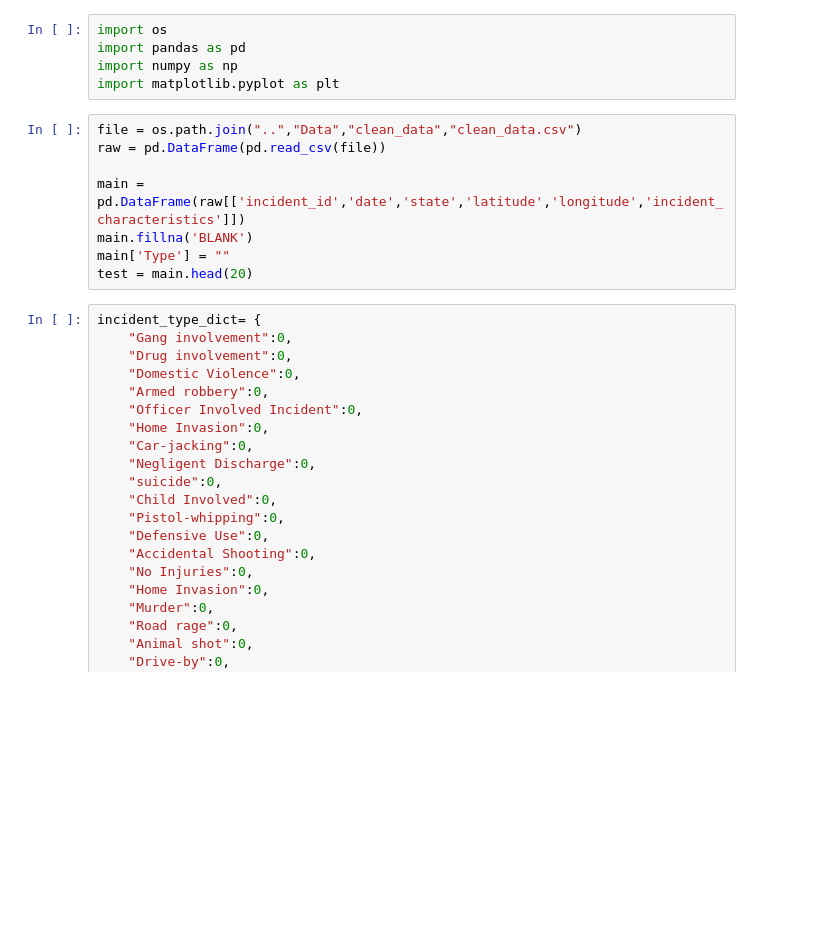
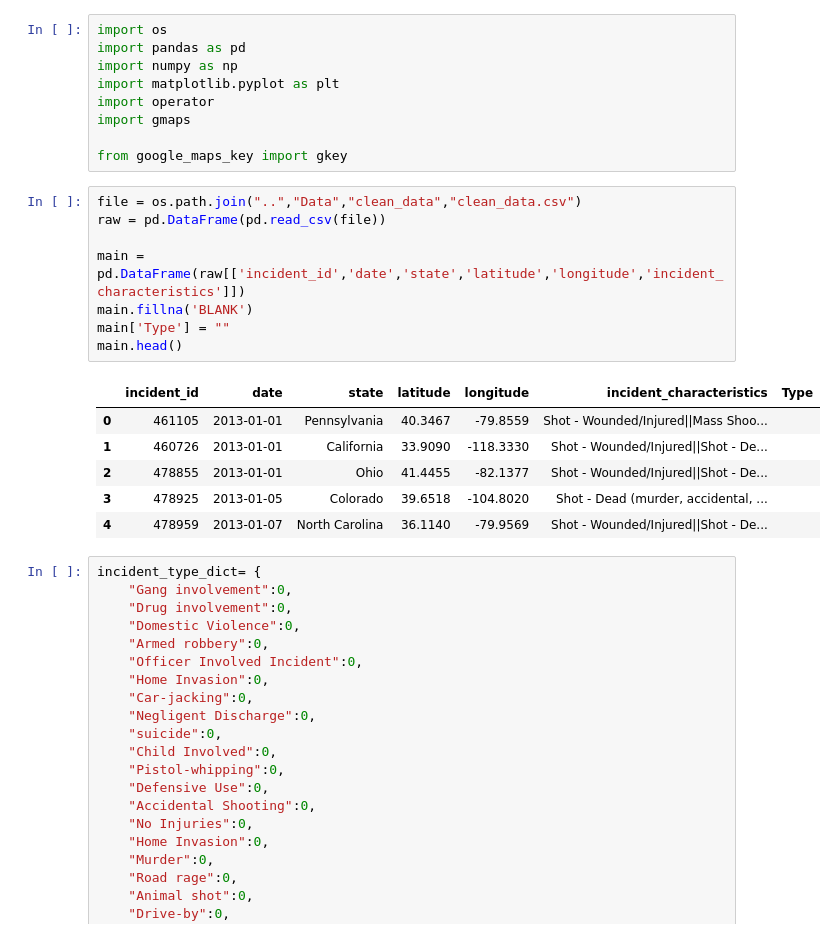
Before and after one commit to YoussefMroue/ProjectOneTeamJay, a Jupyter notebook: Notebooks/youssef.ipynb, the cells around one changed output. Saved outputs shown, nothing was run; the diff lists cells and outputs as text; blank space fills up the shorter version.

Commit message:
Sorted data and started placing markers on gmaps

```diff
--- a/Notebooks/youssef.ipynb
+++ b/Notebooks/youssef.ipynb
@@ -3,14 +3,25 @@ import os
 import pandas as pd
 import numpy as np
 import matplotlib.pyplot as plt
+import operator
+import gmaps
+
+from google_maps_key import gkey
 # %%
 file = os.path.join("..","Data","clean_data","clean_data.csv")
 raw = pd.DataFrame(pd.read_csv(file))
 
 main = pd.DataFrame(raw[['incident_id','date','state','latitude','longitude','incident_characteristics']])
 main.fillna('BLANK')
 main['Type'] = ""
-test = main.head(20)
+main.head()
+# %% [output]
+|  | incident_id | date | state | latitude | longitude | incident_characteristics | Type |
+| 0 | 461105 | 2013-01-01 | Pennsylvania | 40.3467 | -79.8559 | Shot - Wounded/Injured||Mass Shoo... |  |
+| 1 | 460726 | 2013-01-01 | California | 33.9090 | -118.3330 | Shot - Wounded/Injured||Shot - De... |  |
+| 2 | 478855 | 2013-01-01 | Ohio | 41.4455 | -82.1377 | Shot - Wounded/Injured||Shot - De... |  |
+| 3 | 478925 | 2013-01-05 | Colorado | 39.6518 | -104.8020 | Shot - Dead (murder, accidental, ... |  |
+| 4 | 478959 | 2013-01-07 | North Carolina | 36.1140 | -79.9569 | Shot - Wounded/Injured||Shot - De... |  |
 # %%
 incident_type_dict= {
     "Gang involvement":0,
```
Also changed, not shown: parts of 8 cells of this notebook, 1 other file.
